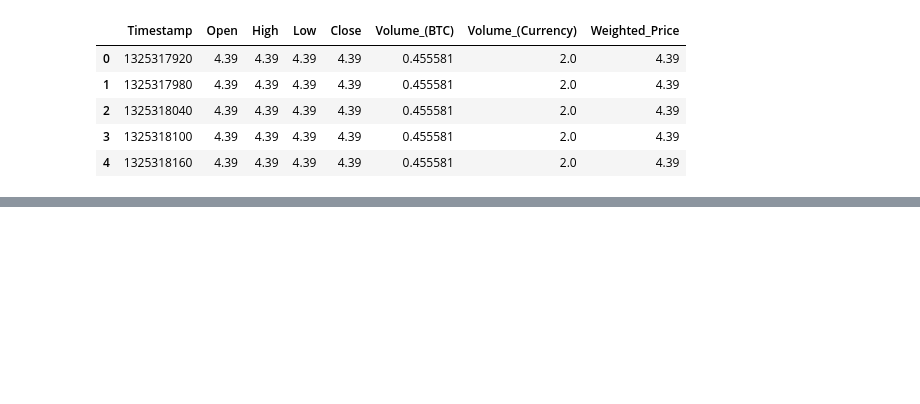
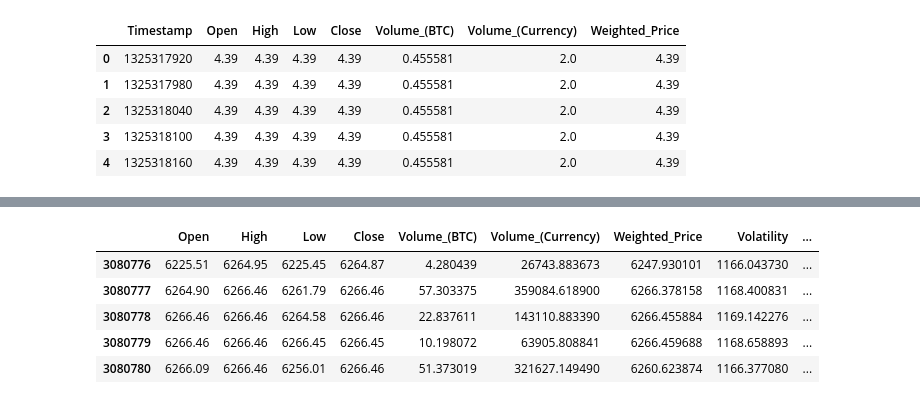
Before and after one commit to DataX-RiskeX/WebScraping, a Jupyter notebook: bitcoin price data.ipynb, the cells around one changed output, grey strips where cells are left out. Saved outputs shown, nothing was run; the diff lists cells and outputs as text; code cells hidden in the pictures; blank space fills up the shorter version.

```diff
--- a/bitcoin price data.ipynb
+++ b/bitcoin price data.ipynb
@@ -44,0 +60,12 @@ df_bitstamp.head()
+# %%
+index_1 = df[df.Date == datetime.date(dt.datetime.strptime('11/13/17', '%x'))].index[0]
+index_2 = df[df.Date == datetime.date(dt.datetime.strptime('11/14/17', '%x'))].index[0]
+df= df.loc[index_1:index_2]
+df.head()
+# %% [output]
+|  | Open | High | Low | Close | Volume_(BTC) | Volume_(Currency) | Weighted_Price | Volatility | ... |
+| 3080776 | 6225.51 | 6264.95 | 6225.45 | 6264.87 | 4.280439 | 26743.883673 | 6247.930101 | 1166.043730 | ... |
+| 3080777 | 6264.90 | 6266.46 | 6261.79 | 6266.46 | 57.303375 | 359084.618900 | 6266.378158 | 1168.400831 | ... |
+| 3080778 | 6266.46 | 6266.46 | 6264.58 | 6266.46 | 22.837611 | 143110.883390 | 6266.455884 | 1169.142276 | ... |
+| 3080779 | 6266.46 | 6266.46 | 6266.45 | 6266.45 | 10.198072 | 63905.808841 | 6266.459688 | 1168.658893 | ... |
+| 3080780 | 6266.09 | 6266.46 | 6256.01 | 6266.46 | 51.373019 | 321627.149490 | 6260.623874 | 1166.377080 | ... |
```
Also changed, not shown: parts of 8 cells of this notebook.
